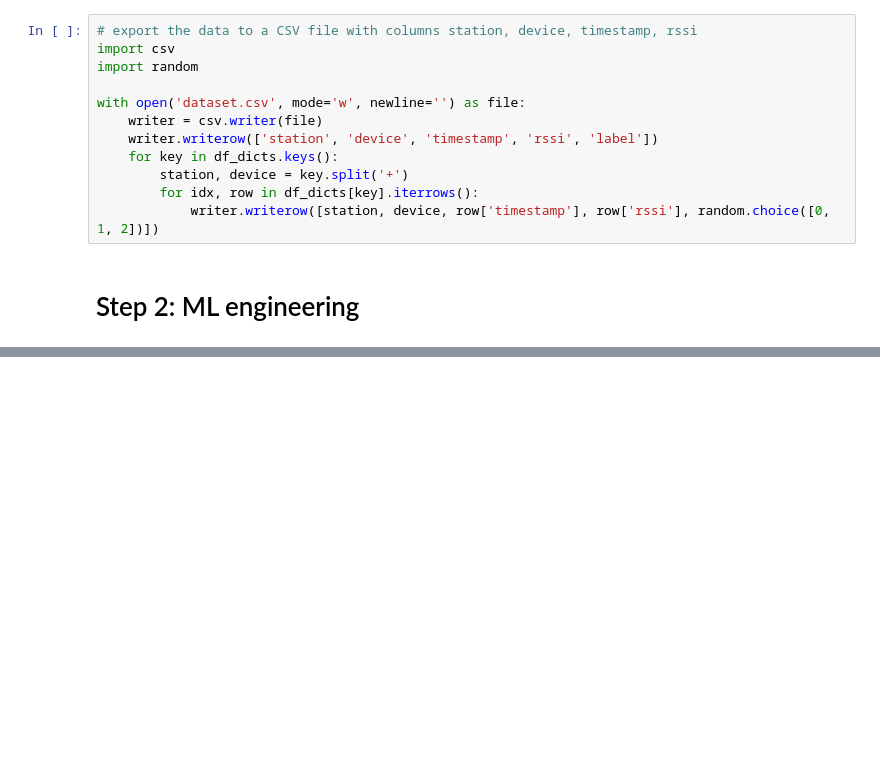
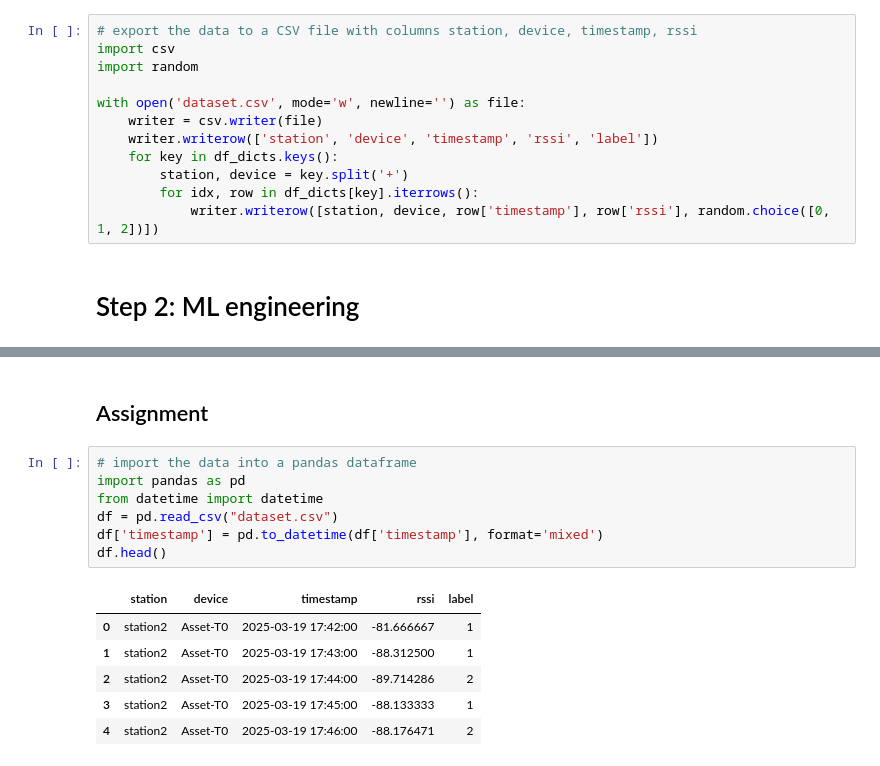
Before and after one commit to ChutiponTri/ICT720-Practice-2025, a Jupyter notebook: Demo TAIST 7th ML/rssi_model.ipynb, the cells around one changed output, grey strips where cells are left out. Drawn from its saved outputs; the diff is of its cells as text; blank space fills up the shorter version.

```diff
--- a/Demo TAIST 7th ML/rssi_model.ipynb
+++ b/Demo TAIST 7th ML/rssi_model.ipynb
@@ -178,0 +190,16 @@ weighted avg       0.81      0.78      0.78       158
+# %% [markdown]
+## Assignment
+# %%
+# import the data into a pandas dataframe
+import pandas as pd
+from datetime import datetime
+df = pd.read_csv("dataset.csv")
+df['timestamp'] = pd.to_datetime(df['timestamp'], format='mixed')
+df.head()
+# %% [output]
+|  | station | device | timestamp | rssi | label |
+| 0 | station2 | Asset-T0 | 2025-03-19 17:42:00 | -81.666667 | 1 |
+| 1 | station2 | Asset-T0 | 2025-03-19 17:43:00 | -88.312500 | 1 |
+| 2 | station2 | Asset-T0 | 2025-03-19 17:44:00 | -89.714286 | 2 |
+| 3 | station2 | Asset-T0 | 2025-03-19 17:45:00 | -88.133333 | 1 |
+| 4 | station2 | Asset-T0 | 2025-03-19 17:46:00 | -88.176471 | 2 |
```
Also changed, not shown: parts of 13 cells of this notebook, 2 other files.
